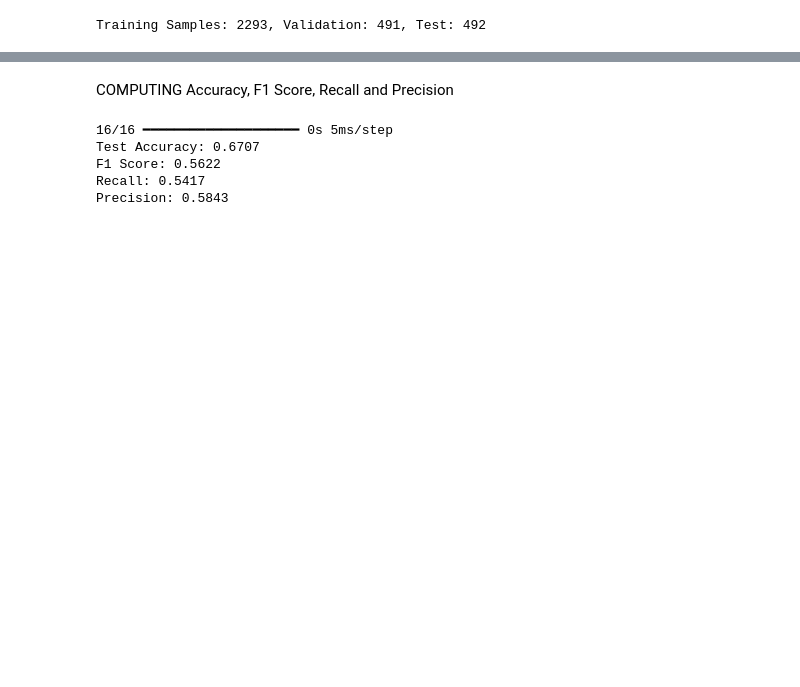
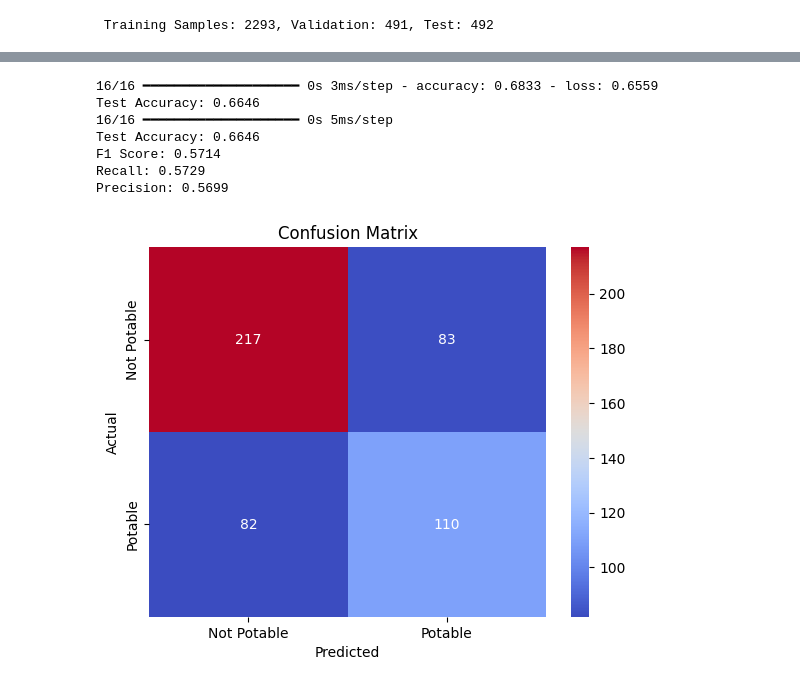
Before and after one commit to g-tumwesigye/water_quality_model_assignment, a Jupyter notebook: the_model.ipynb, the cells around one changed output, grey strips where cells are left out. Drawn from its saved outputs; the diff is of its cells as text; code cells hidden in the pictures; blank space fills up the shorter version.

Commit message:
fine-tuned model:adjusted class weights, L2 & LR for better accuracy,F1-score & recall-precision balance

```diff
--- a/the_model.ipynb
+++ b/the_model.ipynb
@@ -81 +160,12 @@ Model: "sequential_10"
+# %%
+from tensorflow.keras.callbacks import EarlyStopping, ReduceLROnPlateau
+
+# Learning rate scheduler
+lr_scheduler = ReduceLROnPlateau(monitor='val_loss', factor=0.7, patience=7, min_lr=1e-5)
+
+# Early stopping
+early_stopping = EarlyStopping(monitor='val_loss', patience=25, restore_best_weights=True)
+
+# Class weights
+class_weight_dict = {0: 1, 1: 2}
 # %% [markdown]
@@ -121,0 +173,14 @@ Epoch 37/150
+# %%
+# Compiling the model
+optimizer = keras.optimizers.RMSprop(learning_rate=0.002)
+the_model.compile(optimizer=optimizer, loss='binary_crossentropy', metrics=['accuracy'])
+
+# Training the model
+history_the_model = the_model.fit(
+    X_train, y_train,
+    validation_data=(X_val, y_val),
+    epochs=150,
+    batch_size=32,
+    class_weight=class_weight_dict,
+    callbacks=[early_stopping, lr_scheduler]
+)
@@ -140,30 +207,41 @@ Test Accuracy: 0.6707
-# %% [markdown]
-COMPUTING Accuracy, F1 Score, Recall and Precision
 # %%
-from sklearn.metrics import classification_report, accuracy_score
+from sklearn.metrics import classification_report, accuracy_score, confusion_matrix # Importing confusion_matrix
 
-# Predicting on the test set
+# Evaluating the model on test set
+test_loss, test_acc = the_model.evaluate(X_test, y_test)
+print(f"Test Accuracy: {test_acc:.4f}")
+
+# Generating predictions
 y_pred = (the_model.predict(X_test) > 0.5).astype("int32")
 
-# Computing the Accuracy
+# Computing classification metrics
 accuracy = accuracy_score(y_test, y_pred)
-
-# Classification report for F1 Score, Recall, Precision
 report = classification_report(y_test, y_pred, target_names=["Not Potable", "Potable"], output_dict=True)
 
 # Extracting the key metrics
 f1_score = report["Potable"]["f1-score"]
 recall = report["Potable"]["recall"]
 precision = report["Potable"]["precision"]
 
 # Printing results
 print(f"Test Accuracy: {accuracy:.4f}")
 print(f"F1 Score: {f1_score:.4f}")
 print(f"Recall: {recall:.4f}")
 print(f"Precision: {precision:.4f}")
+
+# Confusion matrix heatmap
+cm = confusion_matrix(y_test, y_pred)
+sns.heatmap(cm, annot=True, fmt="d", cmap="coolwarm", xticklabels=["Not Potable", "Potable"], yticklabels=["Not Potable", "Potable"])
+plt.xlabel("Predicted")
+plt.ylabel("Actual")
+plt.title("Confusion Matrix")
+plt.show()
 # %% [output]
+16/16 ━━━━━━━━━━━━━━━━━━━━ 0s 3ms/step - accuracy: 0.6833 - loss: 0.6559
+Test Accuracy: 0.6646
 16/16 ━━━━━━━━━━━━━━━━━━━━ 0s 5ms/step
-Test Accuracy: 0.6707
-F1 Score: 0.5622
-Recall: 0.5417
-Precision: 0.5843
+Test Accuracy: 0.6646
+F1 Score: 0.5714
+Recall: 0.5729
+Precision: 0.5699
+[figure, added]
```
Also changed, not shown: parts of 23 cells of this notebook.
